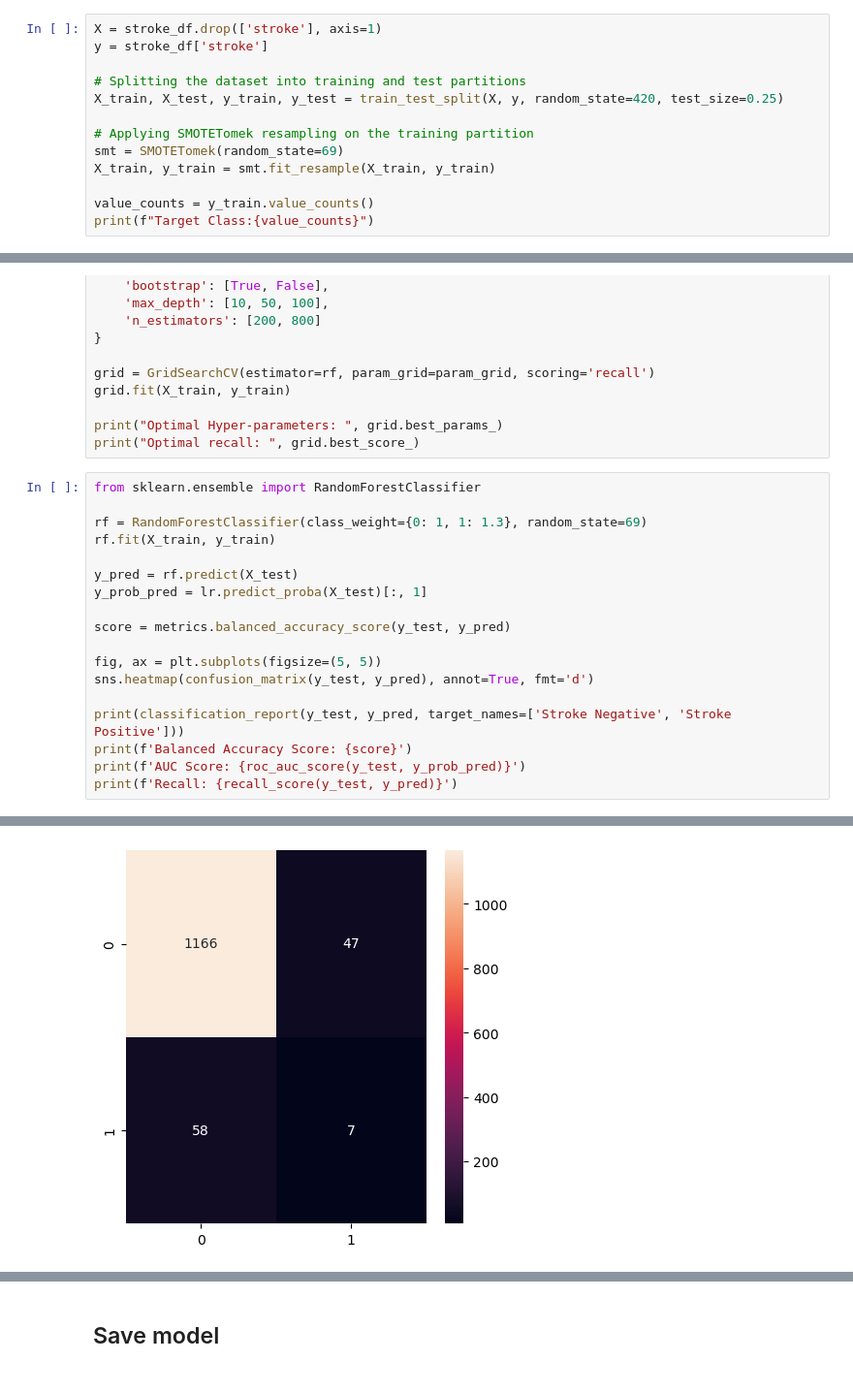
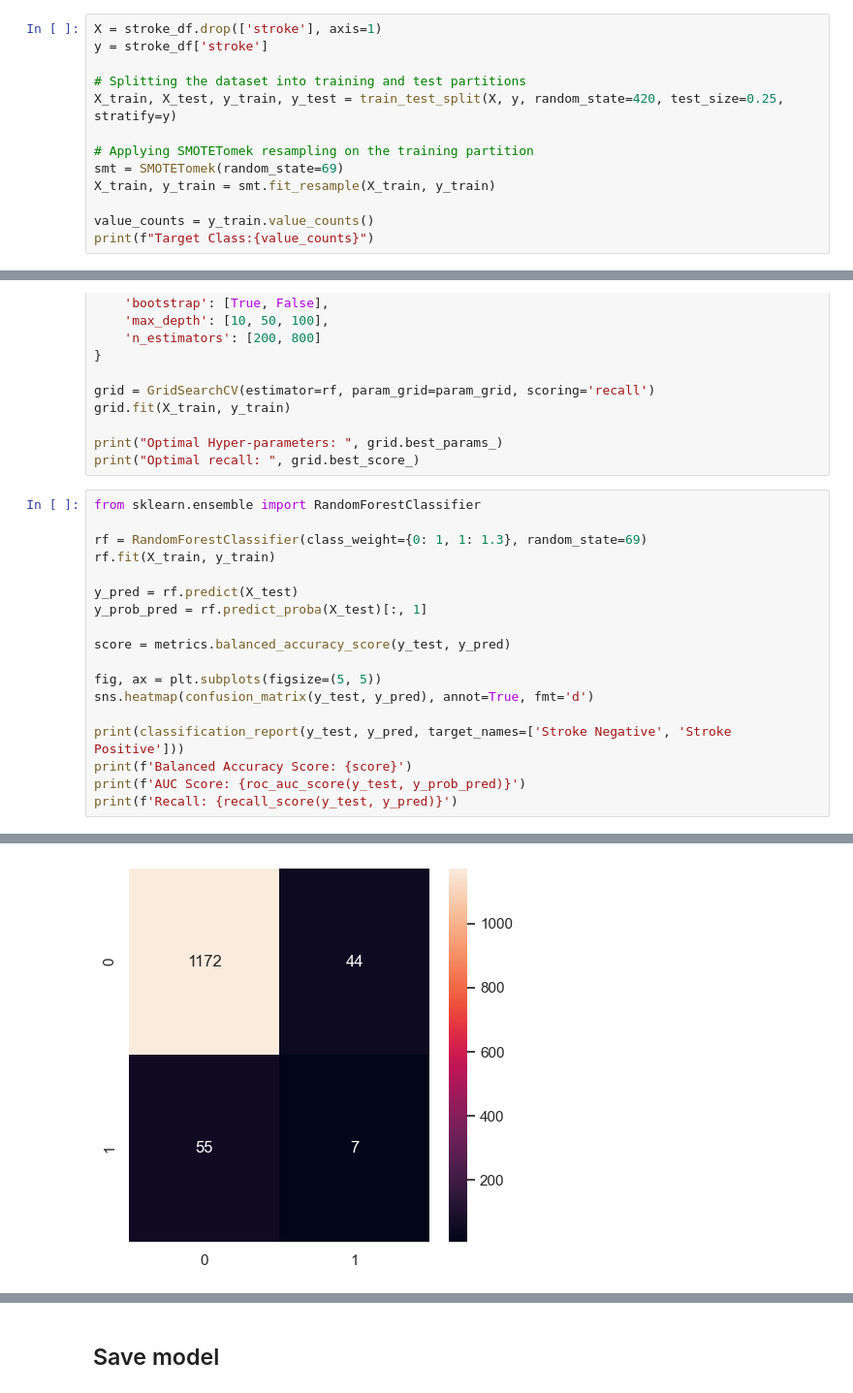
Before and after one commit to daobrian/ML-Stroke-Likelihood-Prediction-Model, a Jupyter notebook: StrokeNN.ipynb, the cells around one changed output, grey strips where cells are left out. Shown at 97% size. Drawn from its saved outputs; the diff is of its cells as text.

```diff
--- a/StrokeNN.ipynb
+++ b/StrokeNN.ipynb
@@ -114,7 +118,7 @@ X = stroke_df.drop(['stroke'], axis=1)
 y = stroke_df['stroke']
 
 # Splitting the dataset into training and test partitions
-X_train, X_test, y_train, y_test = train_test_split(X, y, random_state=420, test_size=0.25)
+X_train, X_test, y_train, y_test = train_test_split(X, y, random_state=420, test_size=0.25, stratify=y)
 
 # Applying SMOTETomek resampling on the training partition
 smt = SMOTETomek(random_state=69)
@@ -266,7 +272,7 @@ rf = RandomForestClassifier(class_weight={0: 1, 1: 1.3}, random_state=69)
 rf.fit(X_train, y_train)
 
 y_pred = rf.predict(X_test)
-y_prob_pred = lr.predict_proba(X_test)[:, 1]
+y_prob_pred = rf.predict_proba(X_test)[:, 1]
 
 score = metrics.balanced_accuracy_score(y_test, y_pred)
 
@@ -293 +299 @@ Recall: 0.1076923076923077
-[figure, old version]
+[figure, new version]
```
Also changed, not shown: parts of 9 cells of this notebook, 2 other files.
